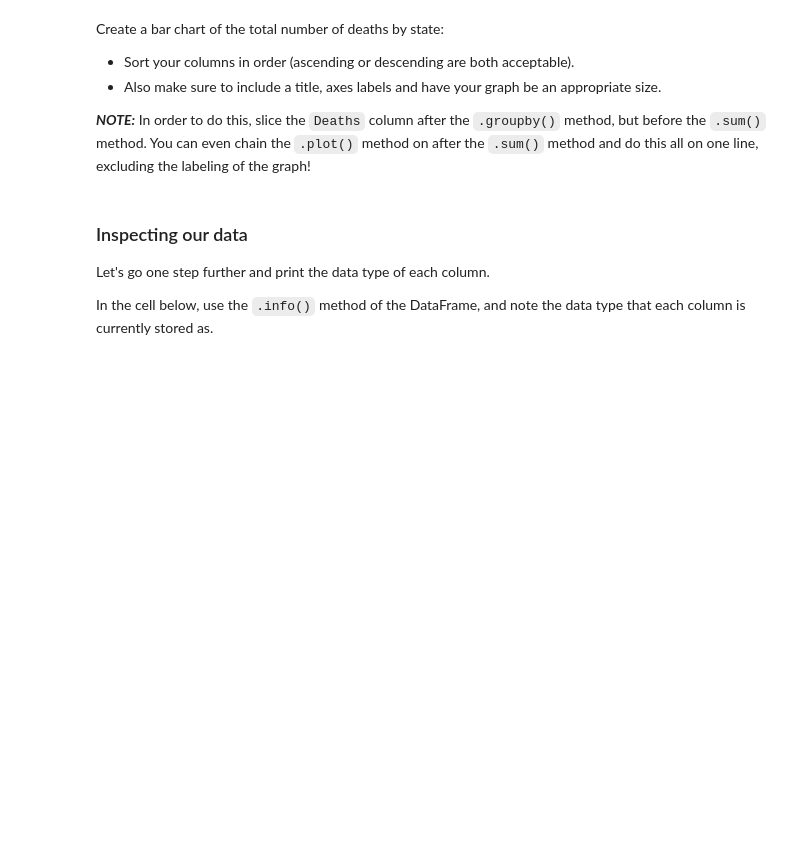
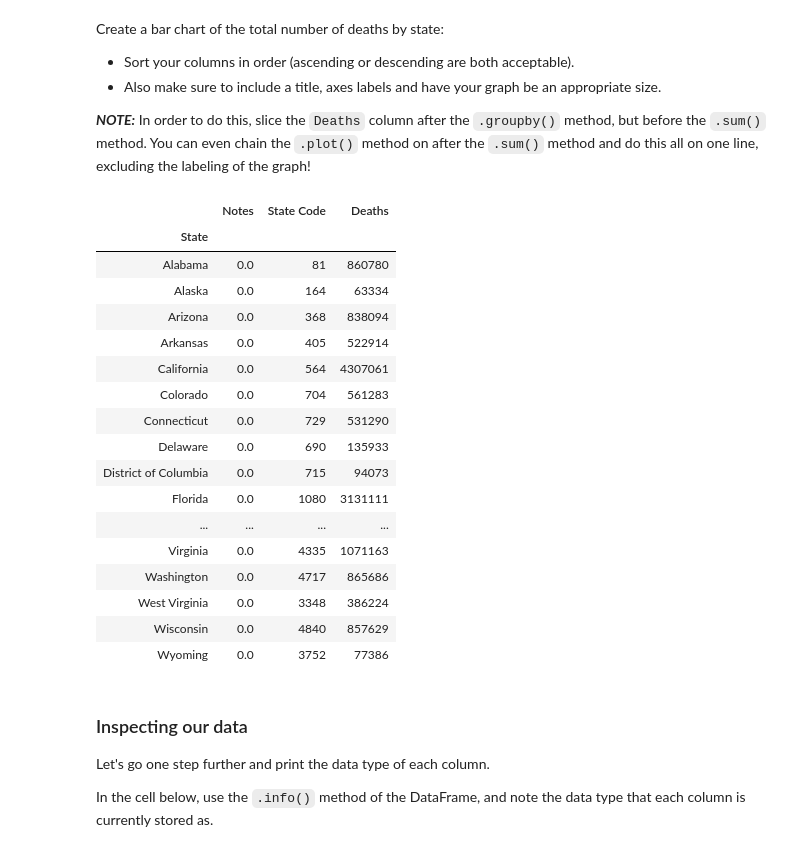
Before and after one commit to CaryMosley/dsc-pivot-tables-pandas-lab-nyc-ds-021720, a Jupyter notebook: index.ipynb, the cells around one changed output. Drawn from its saved outputs; the diff is of its cells as text; code cells hidden in the pictures; blank space fills up the shorter version.

```diff
--- a/index.ipynb
+++ b/index.ipynb
@@ -111,7 +111,26 @@ Create a bar chart of the total number of deaths by state:
 **_NOTE:_** In order to do this, slice the `Deaths` column after the `.groupby()` method, but before the `.sum()` method.  You can even chain the `.plot()` method on after the `.sum()` method and do this all on one line, excluding the labeling of the graph!
 # %%
 # Your code here
-df.groupby(['State']).sort(sum()
+df.groupby(['State']).sum()
+# %% [output]
+|  | Notes | State Code | Deaths |
+| State |  |  |  |
+| Alabama | 0.0 | 81 | 860780 |
+| Alaska | 0.0 | 164 | 63334 |
+| Arizona | 0.0 | 368 | 838094 |
+| Arkansas | 0.0 | 405 | 522914 |
+| California | 0.0 | 564 | 4307061 |
+| Colorado | 0.0 | 704 | 561283 |
+| Connecticut | 0.0 | 729 | 531290 |
+| Delaware | 0.0 | 690 | 135933 |
+| District of Columbia | 0.0 | 715 | 94073 |
+| Florida | 0.0 | 1080 | 3131111 |
+| ... | ... | ... | ... |
+| Virginia | 0.0 | 4335 | 1071163 |
+| Washington | 0.0 | 4717 | 865686 |
+| West Virginia | 0.0 | 3348 | 386224 |
+| Wisconsin | 0.0 | 4840 | 857629 |
+| Wyoming | 0.0 | 3752 | 77386 |
 # %% [markdown]
 ### Inspecting our data
 
```
